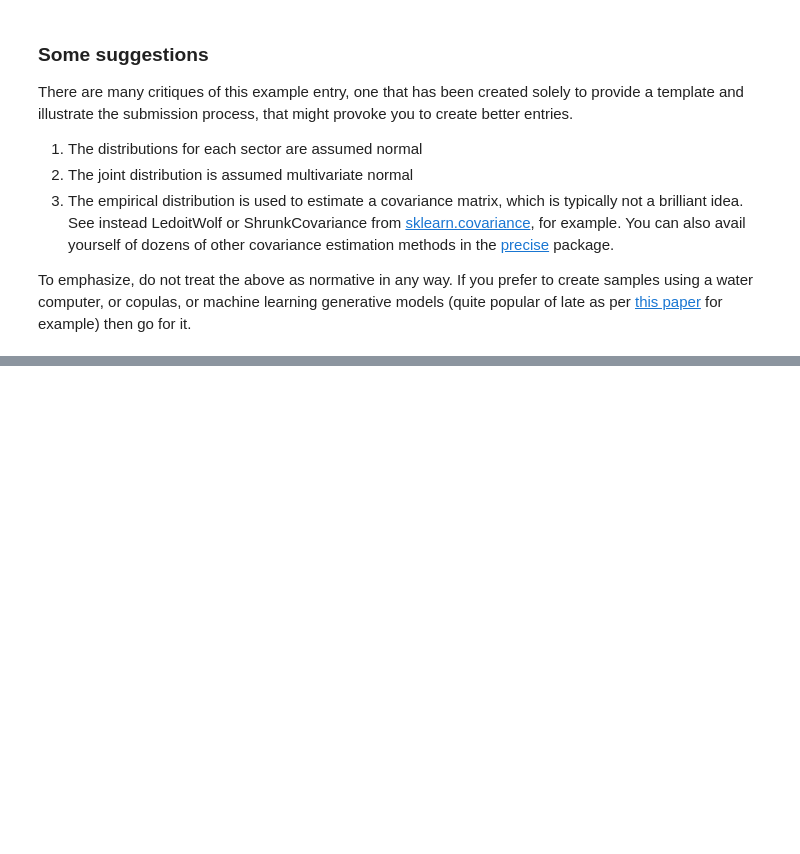
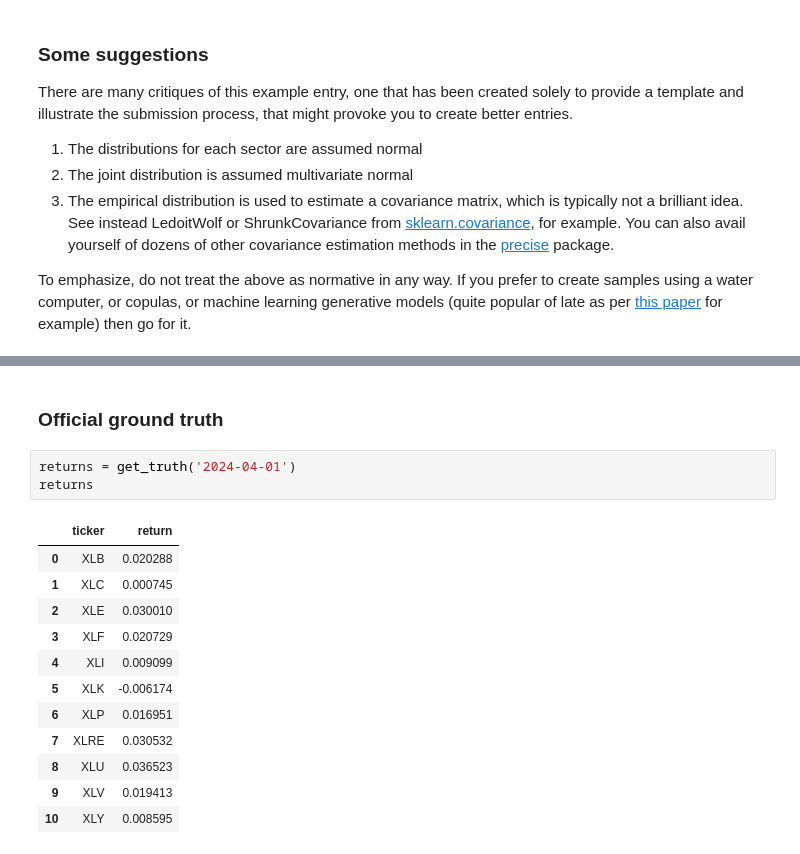
Before and after one commit to microprediction/monteprediction_colab_examples, a Jupyter notebook: monteprediction_entry.ipynb, the cells around one changed output, grey strips where cells are left out. Saved outputs shown, nothing was run; the diff lists cells and outputs as text; blank space fills up the shorter version.

```diff
--- a/monteprediction_entry.ipynb
+++ b/monteprediction_entry.ipynb
@@ -172,0 +229,18 @@ So, it is very important to submit each and every week. I strongly suggest setti
+# %% [markdown]
+### Official ground truth
+# %%
+returns = get_truth('2024-04-01')
+returns
+# %% [output]
+|  | ticker | return |
+| 0 | XLB | 0.020288 |
+| 1 | XLC | 0.000745 |
+| 2 | XLE | 0.030010 |
+| 3 | XLF | 0.020729 |
+| 4 | XLI | 0.009099 |
+| 5 | XLK | -0.006174 |
+| 6 | XLP | 0.016951 |
+| 7 | XLRE | 0.030532 |
+| 8 | XLU | 0.036523 |
+| 9 | XLV | 0.019413 |
+| 10 | XLY | 0.008595 |
```
Also changed, not shown: parts of 3 cells of this notebook.
